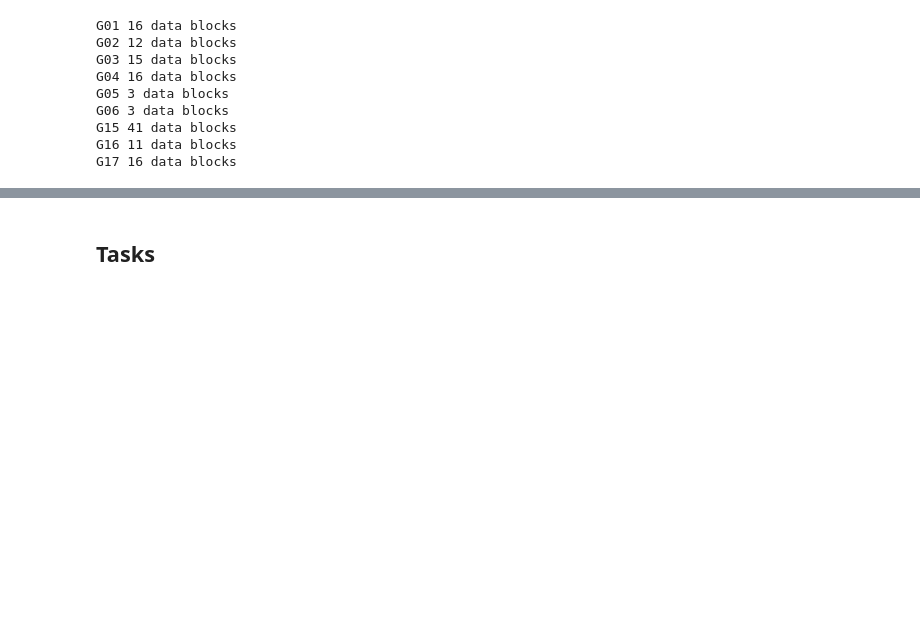
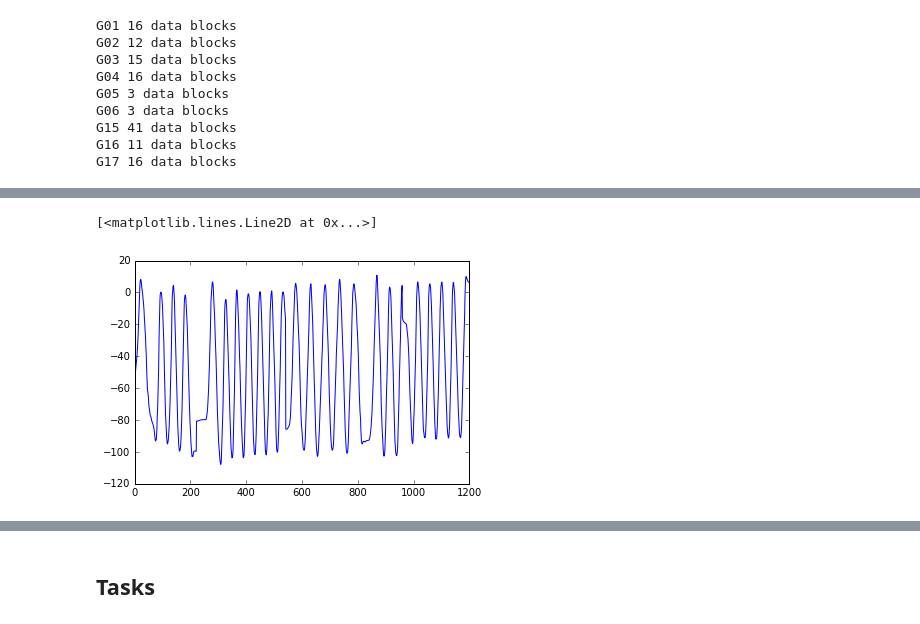
Before and after one commit to Make-O-Matic/MOM-Engine, a Jupyter notebook: data_preprocess.ipynb, the cells around one changed output, grey strips where cells are left out. Saved outputs shown, nothing was run; the diff lists cells and outputs as text; code cells hidden in the pictures; blank space fills up the shorter version.

```diff
--- a/data_preprocess.ipynb
+++ b/data_preprocess.ipynb
@@ -642,0 +686,7 @@ G17 16 data blocks
+# %%
+# plot
+y = signal_orig
+plt.plot(range(len(y)), y)
+# %% [output]
+[<matplotlib.lines.Line2D at 0x...>]
+[figure, added]
```
Also changed, not shown: parts of 14 cells of this notebook.
